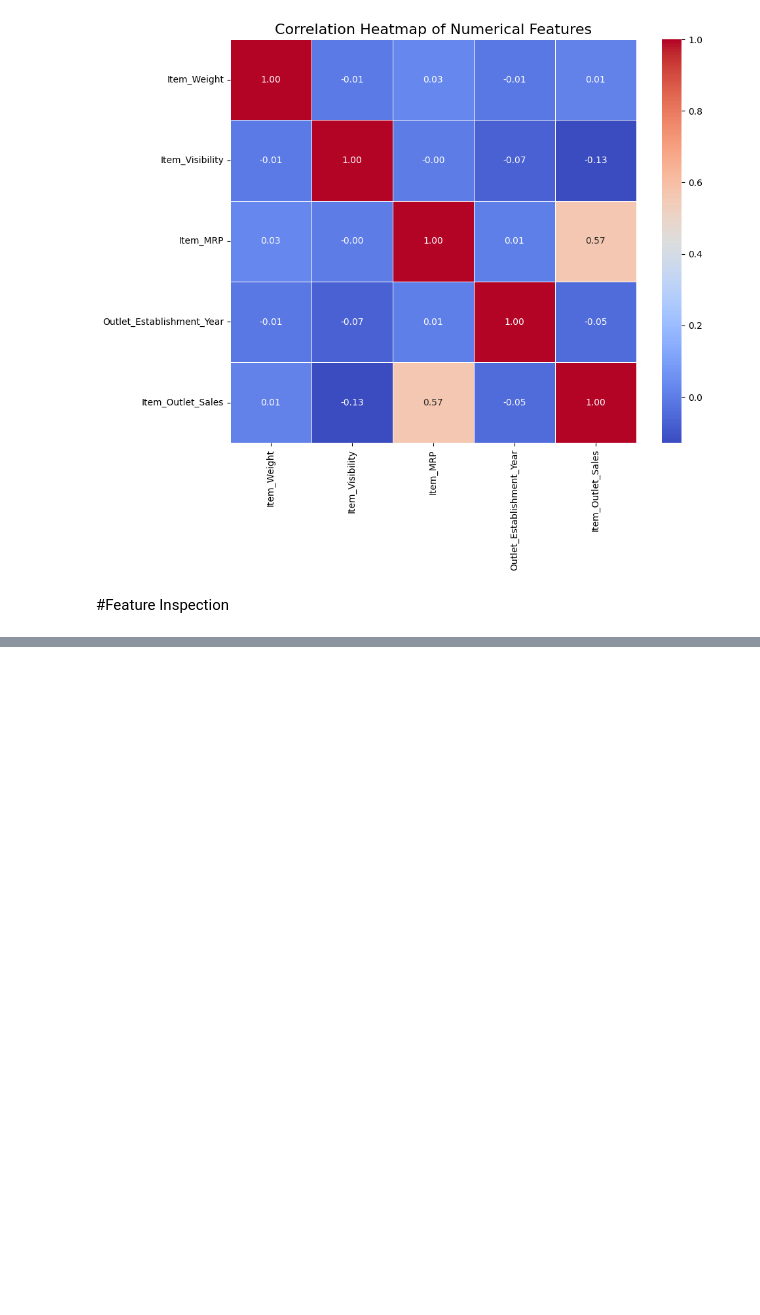
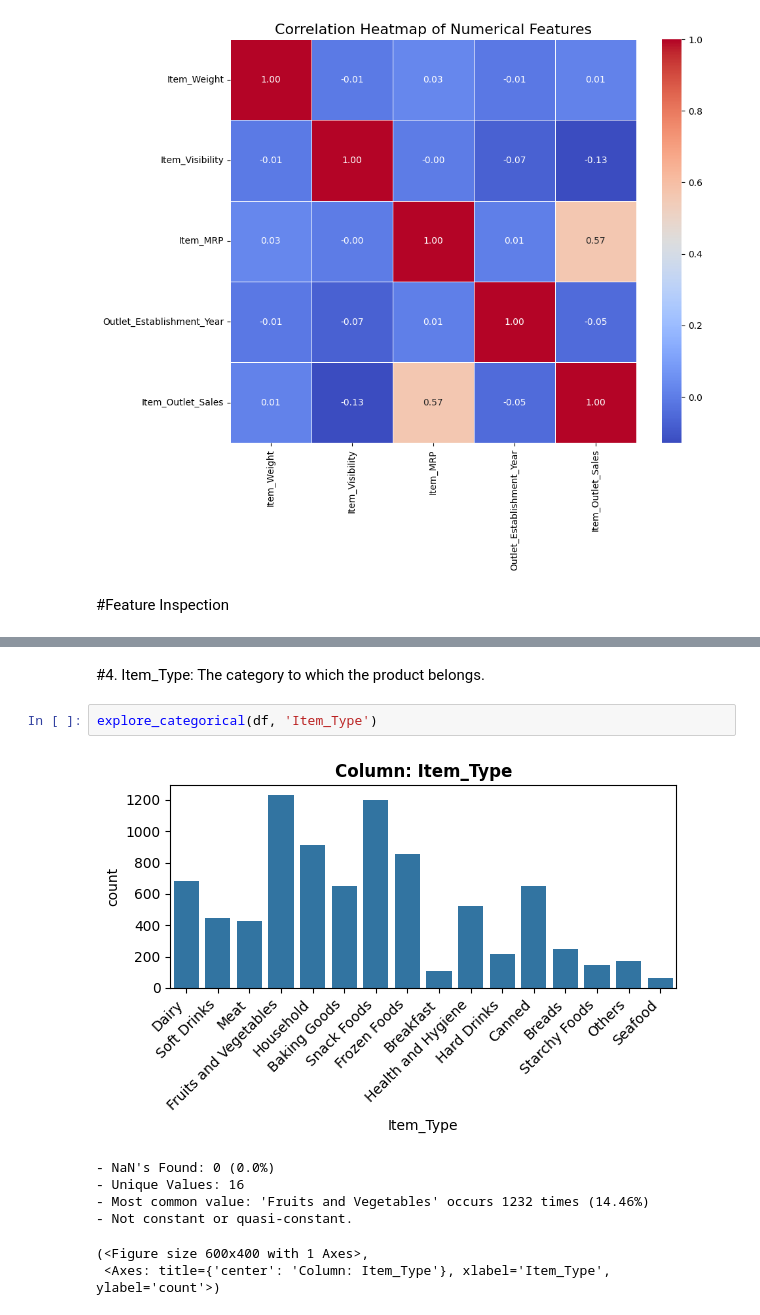
Before and after one commit to MutasemAlsallout0/Prediction-of-Product-Sales, a Jupyter notebook: Prediction_of_Product_Sales.ipynb, the cells around one changed output, grey strips where cells are left out. Cells and saved outputs as stored; diff of their text form; blank space fills up the shorter version.

```diff
--- a/Prediction_of_Product_Sales.ipynb
+++ b/Prediction_of_Product_Sales.ipynb
@@ -298,0 +520,12 @@ plt.show()
+# %% [markdown]
+#4. Item_Type: The category to which the product belongs.
+# %%
+explore_categorical(df, 'Item_Type')
+# %% [output]
+[figure, added]
+- NaN's Found: 0 (0.0%)
+- Unique Values: 16
+- Most common value: 'Fruits and Vegetables' occurs 1232 times (14.46%)
+- Not constant or quasi-constant.
+(<Figure size 600x400 with 1 Axes>,
+ <Axes: title={'center': 'Column: Item_Type'}, xlabel='Item_Type', ylabel='count'>)
```
Also changed, not shown: parts of 54 cells of this notebook.
